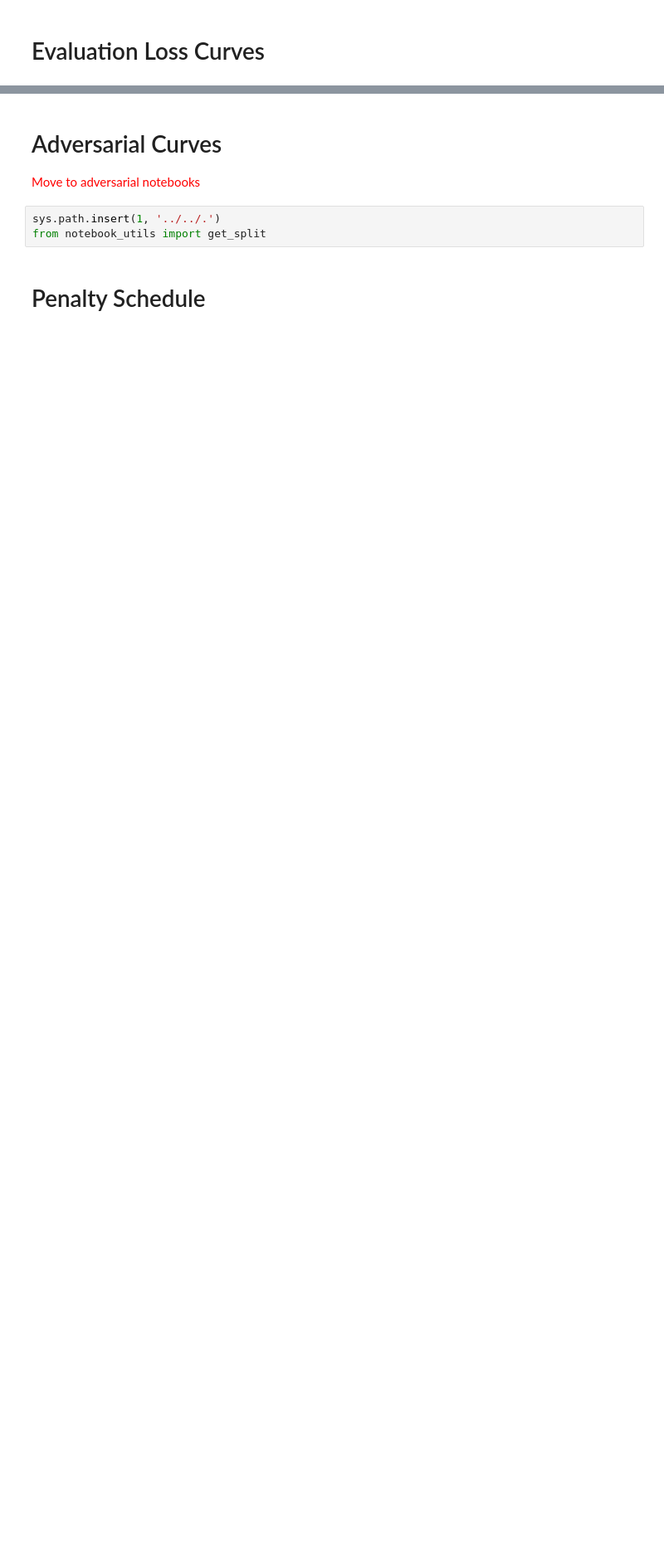
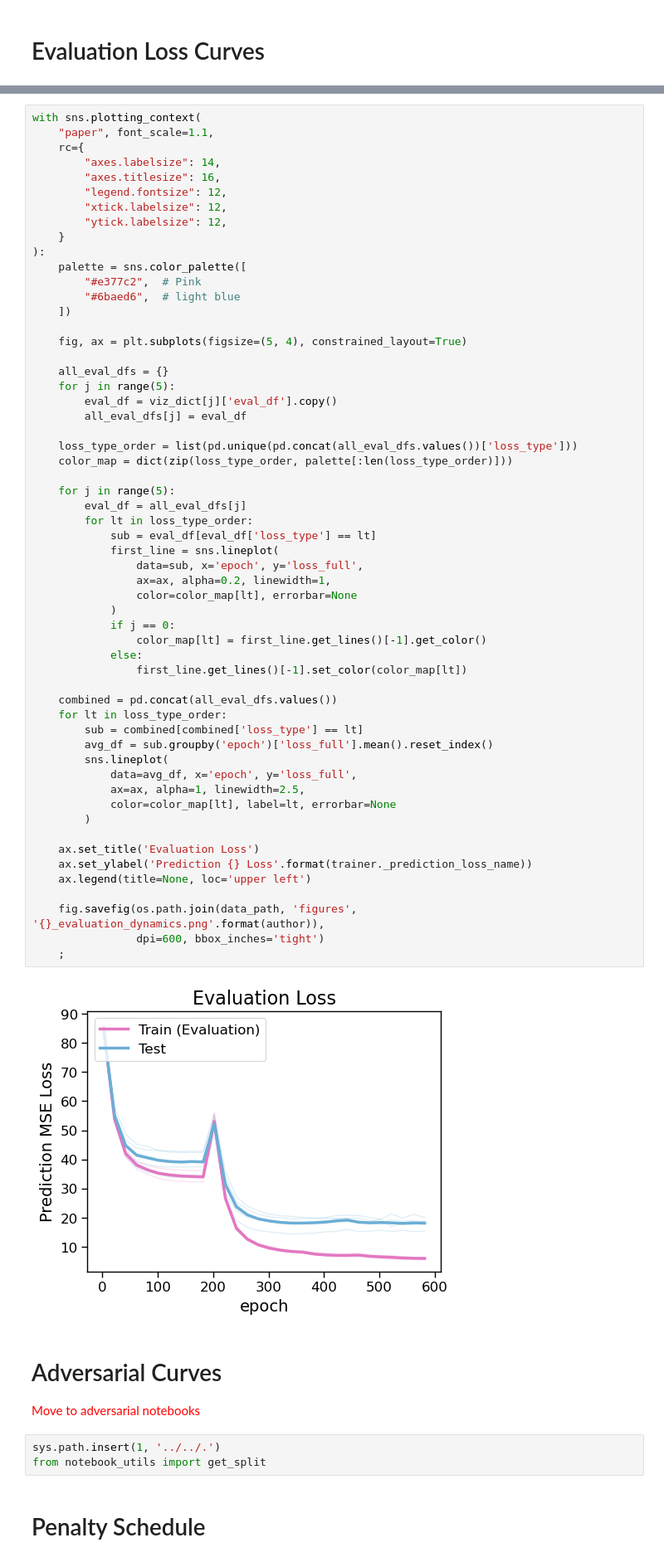
Before and after one commit to hmbaghdassarian/scLEMBAS, a Jupyter notebook: notebooks/Kang_2017/04_Training/04C_visualize_train_curves.ipynb, the cells around one changed output, grey strips where cells are left out. Shown at 83% size. Drawn from its saved outputs; the diff is of its cells as text; blank space fills up the shorter version.

```diff
--- a/notebooks/Kang_2017/04_Training/04C_visualize_train_curves.ipynb
+++ b/notebooks/Kang_2017/04_Training/04C_visualize_train_curves.ipynb
@@ -557,3 +930,62 @@ for j in range(5):
+# %%
+with sns.plotting_context(
+    "paper", font_scale=1.1,
+    rc={
+        "axes.labelsize": 14,
+        "axes.titlesize": 16,
+        "legend.fontsize": 12,
+        "xtick.labelsize": 12,
+        "ytick.labelsize": 12,
+    }
+):
+    palette = sns.color_palette([
+        "#e377c2",  # Pink
+        "#6baed6",  # light blue
+    ])
+
+    fig, ax = plt.subplots(figsize=(5, 4), constrained_layout=True)
+
+    all_eval_dfs = {}
+    for j in range(5):
+        eval_df = viz_dict[j]['eval_df'].copy()
+        all_eval_dfs[j] = eval_df
+
+    loss_type_order = list(pd.unique(pd.concat(all_eval_dfs.values())['loss_type']))
+    color_map = dict(zip(loss_type_order, palette[:len(loss_type_order)]))
+
+    for j in range(5):
+        eval_df = all_eval_dfs[j]
+        for lt in loss_type_order:
+            sub = eval_df[eval_df['loss_type'] == lt]
+            first_line = sns.lineplot(
+                data=sub, x='epoch', y='loss_full',
+                ax=ax, alpha=0.2, linewidth=1,
+                color=color_map[lt], errorbar=None
+            )
+            if j == 0:
+                color_map[lt] = first_line.get_lines()[-1].get_color()
+            else:
+                first_line.get_lines()[-1].set_color(color_map[lt])
+
+    combined = pd.concat(all_eval_dfs.values())
+    for lt in loss_type_order:
+        sub = combined[combined['loss_type'] == lt]
+        avg_df = sub.groupby('epoch')['loss_full'].mean().reset_index()
+        sns.lineplot(
+            data=avg_df, x='epoch', y='loss_full',
+            ax=ax, alpha=1, linewidth=2.5,
+            color=color_map[lt], label=lt, errorbar=None
+        )
+
+    ax.set_title('Evaluation Loss')
+    ax.set_ylabel('Prediction {} Loss'.format(trainer._prediction_loss_name))
+    ax.legend(title=None, loc='upper left')
+
+    fig.savefig(os.path.join(data_path, 'figures', '{}_evaluation_dynamics.png'.format(author)),
+                dpi=600, bbox_inches='tight')
+    ;
+# %% [output]
+[figure, added]
 # %% [markdown]
 # Adversarial Curves
 
```
Also changed, not shown: parts of 7 cells of this notebook, 12 other files.
